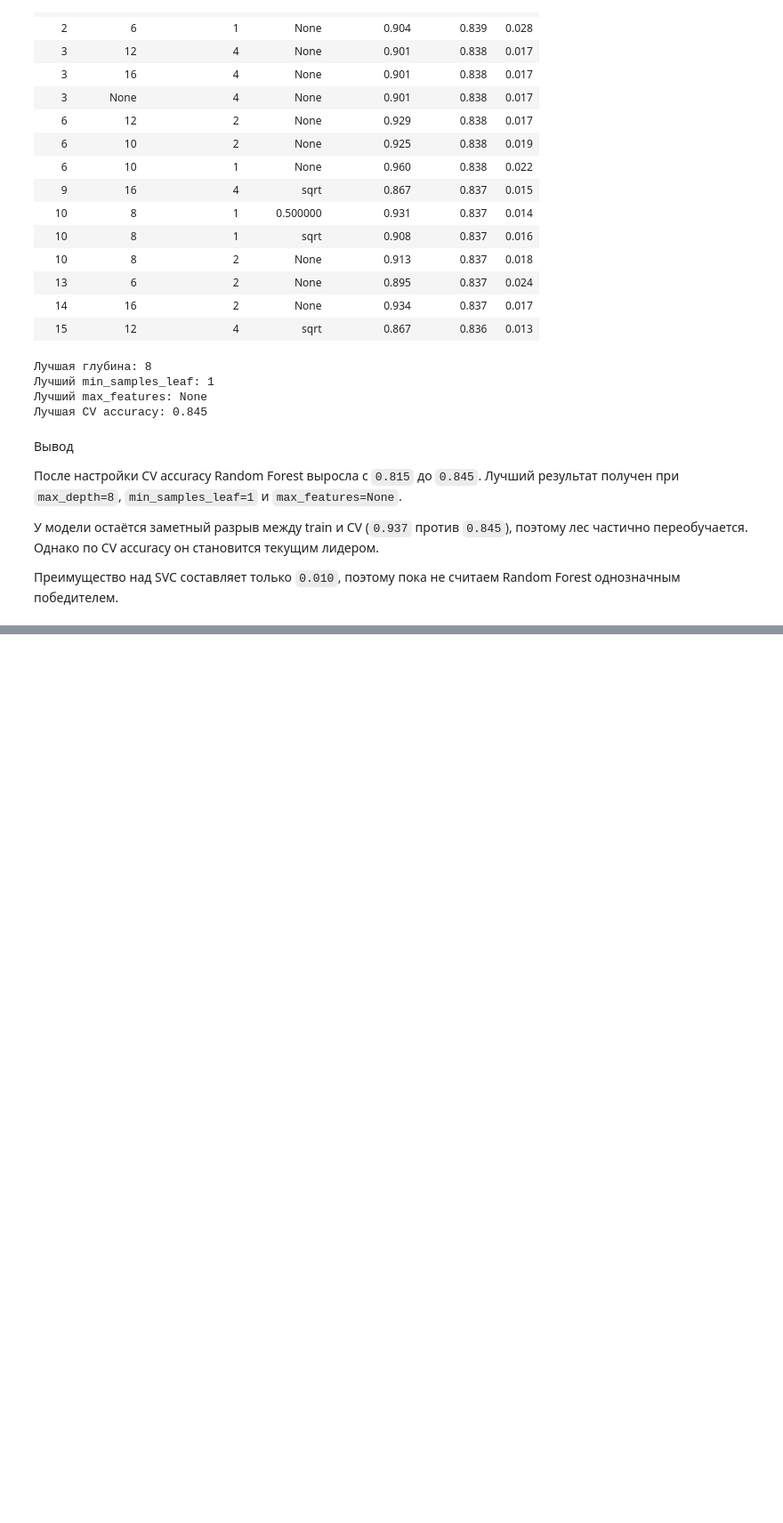
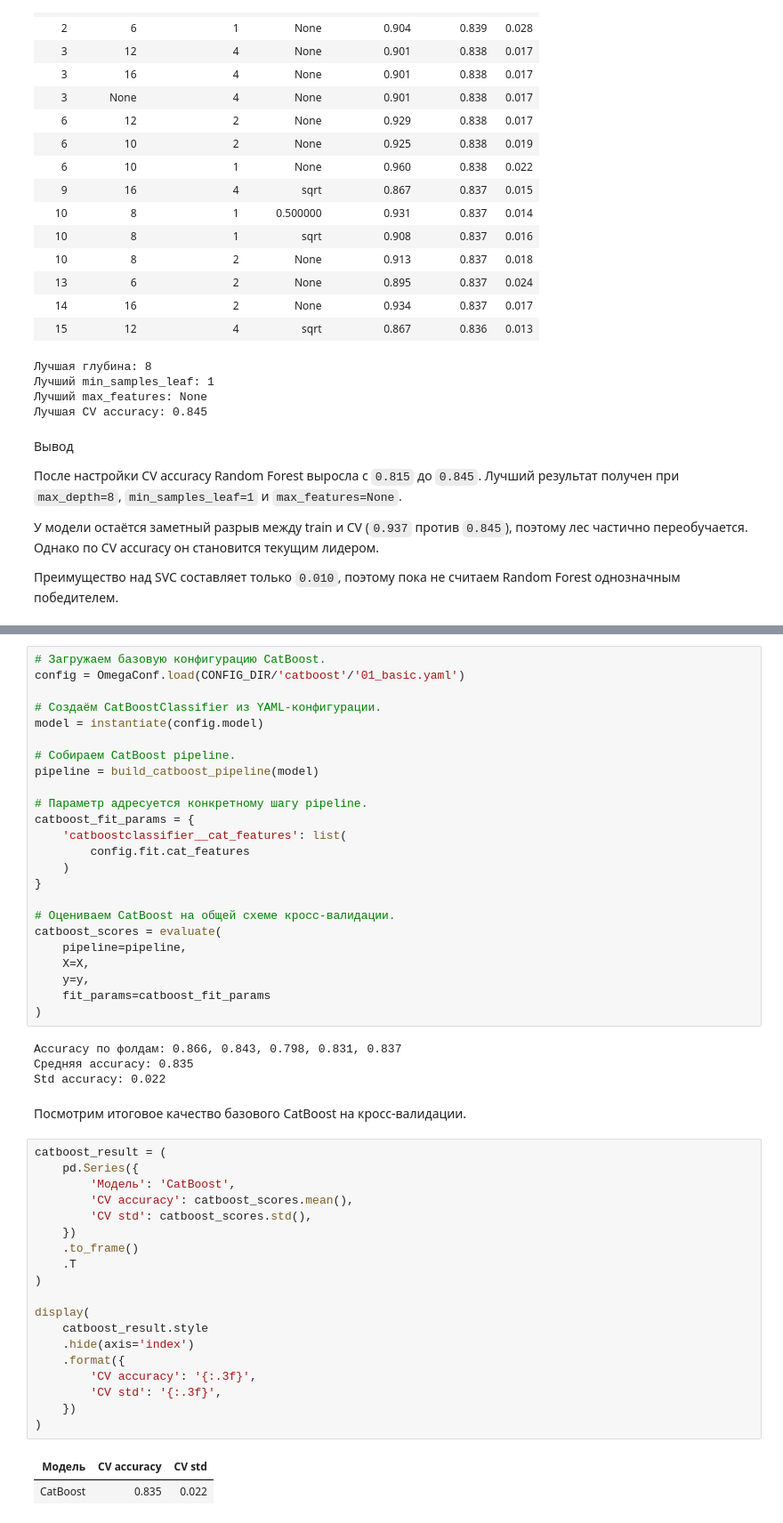
Before and after one commit to caesarrimskiyyyyyyyyyyyy/competition-titanic, a Jupyter notebook: notebooks/03_experiments.ipynb, the cells around one changed output, grey strips where cells are left out. Shown at 89% size. Cells and saved outputs as stored; diff of their text form; blank space fills up the shorter version.

```diff
--- a/notebooks/03_experiments.ipynb
+++ b/notebooks/03_experiments.ipynb
@@ -502,0 +509,52 @@ print(f'Лучшая CV accuracy: ' f'{random_forest_search.best_score_:.3f}')
+# %%
+# Загружаем базовую конфигурацию CatBoost.
+config = OmegaConf.load(CONFIG_DIR/'catboost'/'01_basic.yaml')
+
+# Создаём CatBoostClassifier из YAML-конфигурации.
+model = instantiate(config.model)
+
+# Собираем CatBoost pipeline.
+pipeline = build_catboost_pipeline(model)
+
+# Параметр адресуется конкретному шагу pipeline.
+catboost_fit_params = {
+    'catboostclassifier__cat_features': list(
+        config.fit.cat_features
+    )
+}
+
+# Оцениваем CatBoost на общей схеме кросс-валидации.
+catboost_scores = evaluate(
+    pipeline=pipeline,
+    X=X,
+    y=y,
+    fit_params=catboost_fit_params
+)
+# %% [output]
+Accuracy по фолдам: 0.866, 0.843, 0.798, 0.831, 0.837
+Средняя accuracy: 0.835
+Std accuracy: 0.022
+# %% [markdown]
+Посмотрим итоговое качество базового CatBoost на кросс-валидации.
+# %%
+catboost_result = (
+    pd.Series({
+        'Модель': 'CatBoost',
+        'CV accuracy': catboost_scores.mean(),
+        'CV std': catboost_scores.std(),
+    })
+    .to_frame()
+    .T
+)
+
+display(
+    catboost_result.style
+    .hide(axis='index')
+    .format({
+        'CV accuracy': '{:.3f}',
+        'CV std': '{:.3f}',
+    })
+)
+# %% [output]
+| Модель | CV accuracy | CV std |
+| CatBoost | 0.835 | 0.022 |
```
Also changed, not shown: parts of 9 cells of this notebook, 9 other files.
